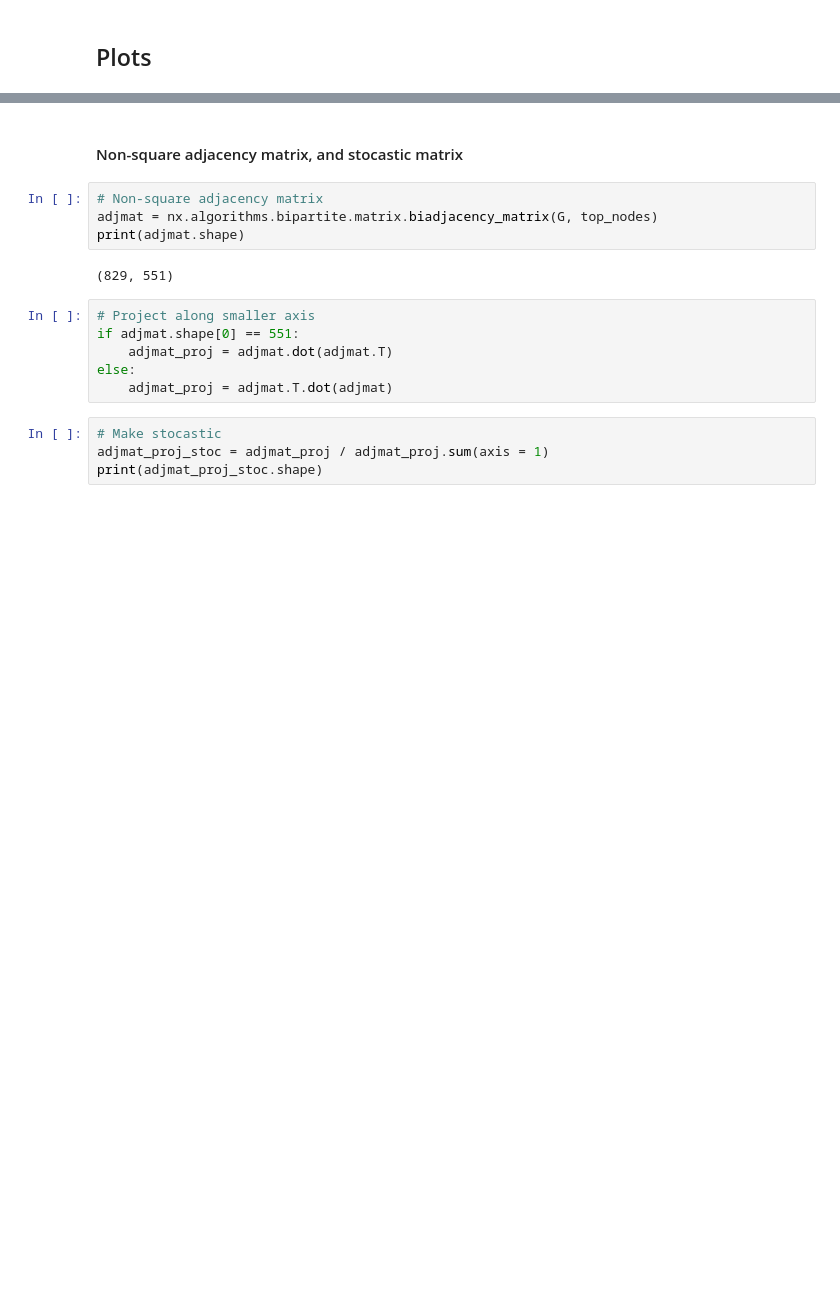
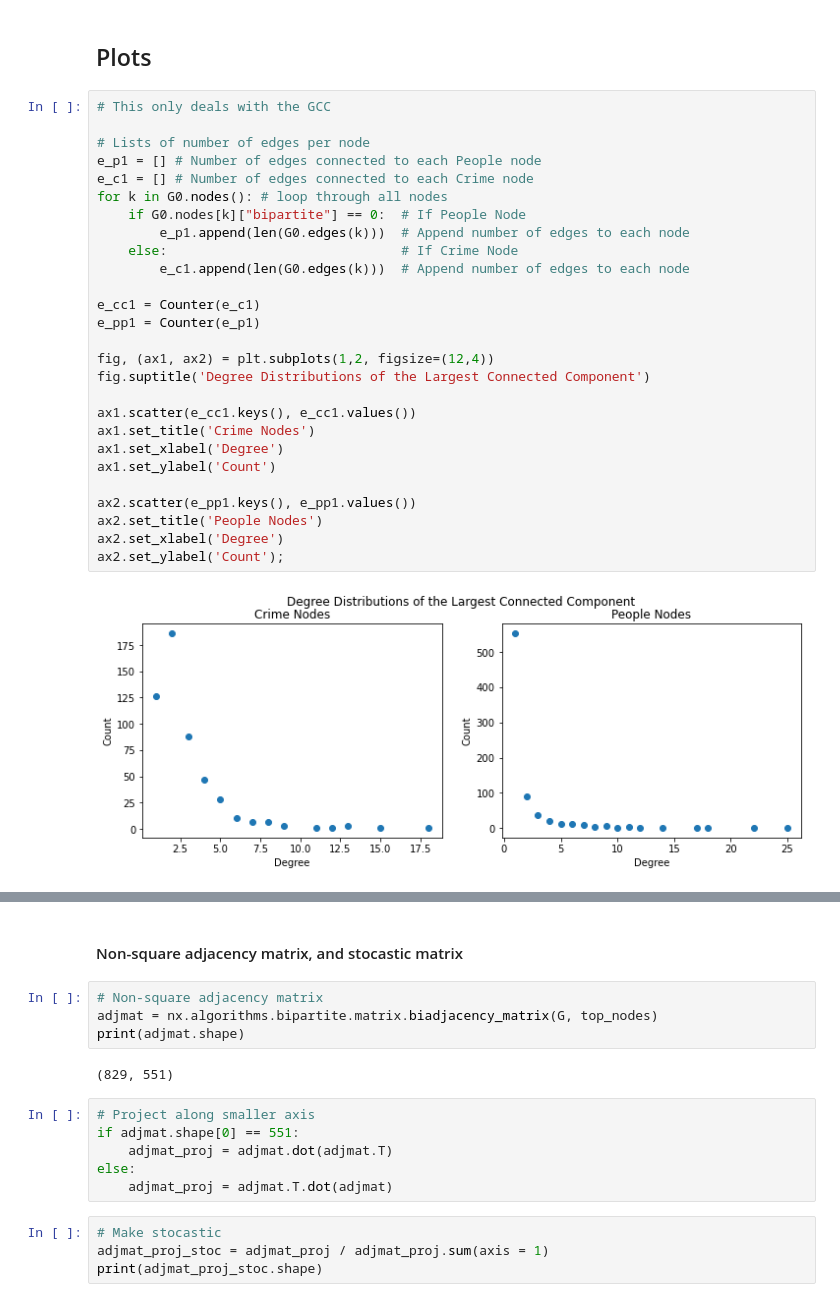
Before and after one commit to dmdequin/CrimeNetworkAnalysis, a Jupyter notebook: Notebooks/DeeNotebook.ipynb, the cells around one changed output, grey strips where cells are left out. Saved outputs shown, nothing was run; the diff lists cells and outputs as text; blank space fills up the shorter version.

```diff
--- a/Notebooks/DeeNotebook.ipynb
+++ b/Notebooks/DeeNotebook.ipynb
@@ -217,3 +218,32 @@ biggest_comp_graph = nx.draw(G0,posB,node_size=10)
 # %% [markdown]
 ## Plots
+# %%
+# This only deals with the GCC
+
+# Lists of number of edges per node
+e_p1 = [] # Number of edges connected to each People node
+e_c1 = [] # Number of edges connected to each Crime node
+for k in G0.nodes(): # loop through all nodes
+    if G0.nodes[k]["bipartite"] == 0:  # If People Node
+        e_p1.append(len(G0.edges(k)))  # Append number of edges to each node
+    else:                              # If Crime Node
+        e_c1.append(len(G0.edges(k)))  # Append number of edges to each node
+
+e_cc1 = Counter(e_c1)
+e_pp1 = Counter(e_p1)
+
+fig, (ax1, ax2) = plt.subplots(1,2, figsize=(12,4))
+fig.suptitle('Degree Distributions of the Largest Connected Component')
+
+ax1.scatter(e_cc1.keys(), e_cc1.values())
+ax1.set_title('Crime Nodes')
+ax1.set_xlabel('Degree')
+ax1.set_ylabel('Count')
+
+ax2.scatter(e_pp1.keys(), e_pp1.values())
+ax2.set_title('People Nodes')
+ax2.set_xlabel('Degree')
+ax2.set_ylabel('Count');
+# %% [output]
+[figure, added]
 # %%
```
Also changed, not shown: parts of 9 cells of this notebook.
